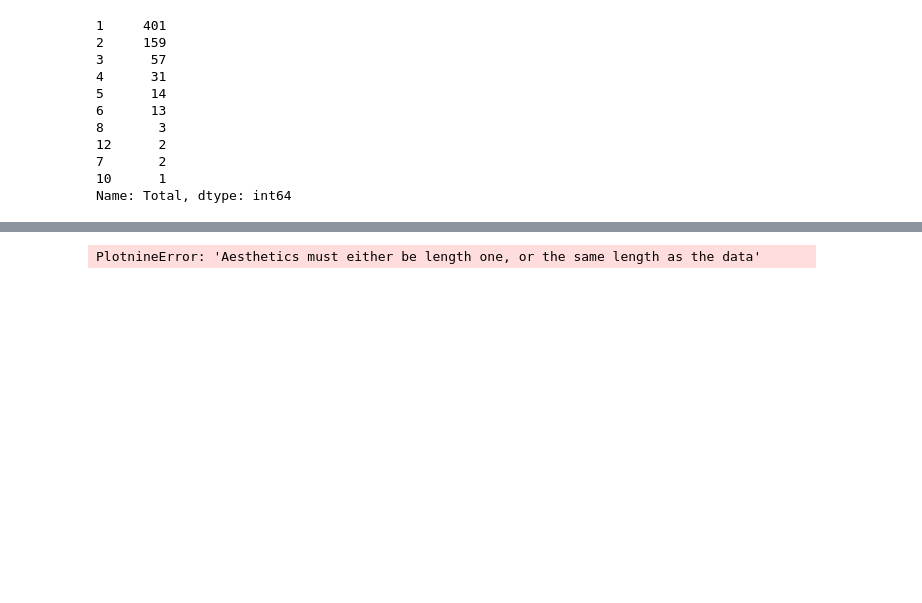
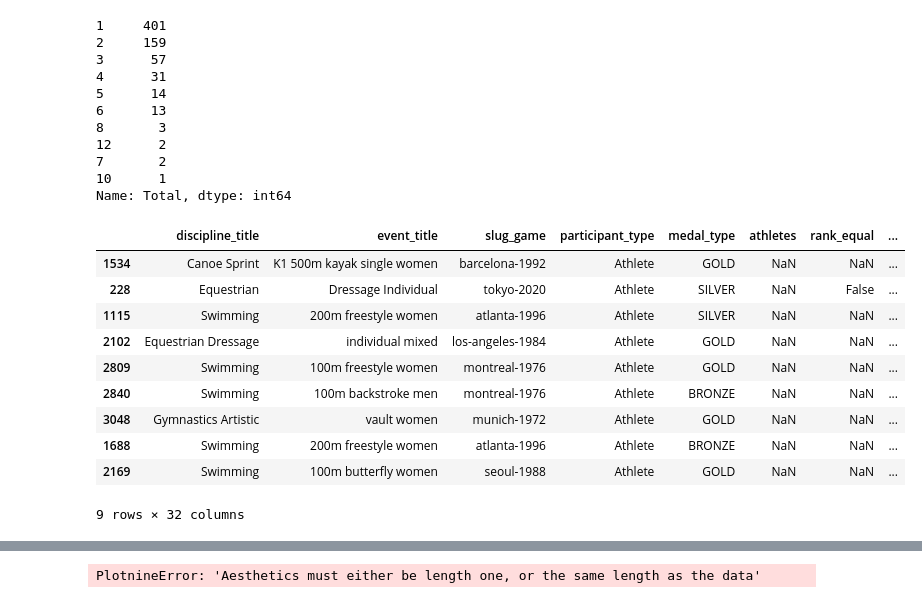
Before and after one commit to brmuloot/Jeux-Olympiques, a Jupyter notebook: Jeux_olympiques.ipynb, the cells around one changed output, grey strips where cells are left out. Cells and saved outputs as stored; diff of their text form; code cells hidden in the pictures; blank space fills up the shorter version.

```diff
--- a/Jeux_olympiques.ipynb
+++ b/Jeux_olympiques.ipynb
@@ -507,3 +497,16 @@ Name: Total, dtype: int64
 testt = df_best_unique.sort_values(by = ["Total", "GOLD"], ascending=False)
 # %%
 top10 = testt.iloc[0:9]
+top10
+# %% [output]
+|  | discipline_title | event_title | slug_game | participant_type | medal_type | athletes | rank_equal | ... |
+| 1534 | Canoe Sprint | K1 500m kayak single women | barcelona-1992 | Athlete | GOLD | NaN | NaN | ... |
+| 228 | Equestrian | Dressage Individual | tokyo-2020 | Athlete | SILVER | NaN | False | ... |
+| 1115 | Swimming | 200m freestyle women | atlanta-1996 | Athlete | SILVER | NaN | NaN | ... |
+| 2102 | Equestrian Dressage | individual mixed | los-angeles-1984 | Athlete | GOLD | NaN | NaN | ... |
+| 2809 | Swimming | 100m freestyle women | montreal-1976 | Athlete | GOLD | NaN | NaN | ... |
+| 2840 | Swimming | 100m backstroke men | montreal-1976 | Athlete | BRONZE | NaN | NaN | ... |
+| 3048 | Gymnastics Artistic | vault women | munich-1972 | Athlete | GOLD | NaN | NaN | ... |
+| 1688 | Swimming | 200m freestyle women | atlanta-1996 | Athlete | BRONZE | NaN | NaN | ... |
+| 2169 | Swimming | 100m butterfly women | seoul-1988 | Athlete | GOLD | NaN | NaN | ... |
+9 rows × 32 columns
```
Also changed, not shown: parts of 15 cells of this notebook.
